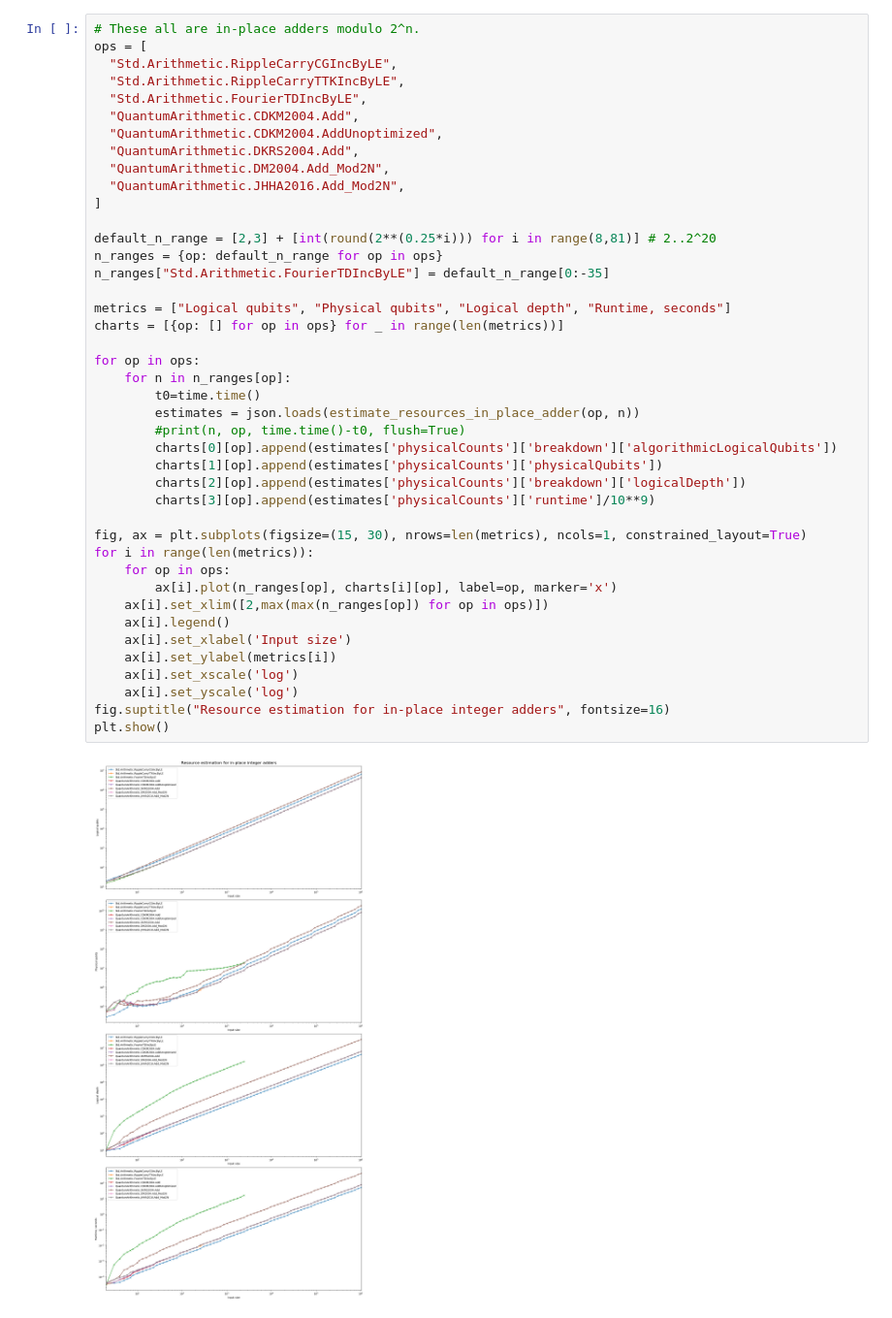
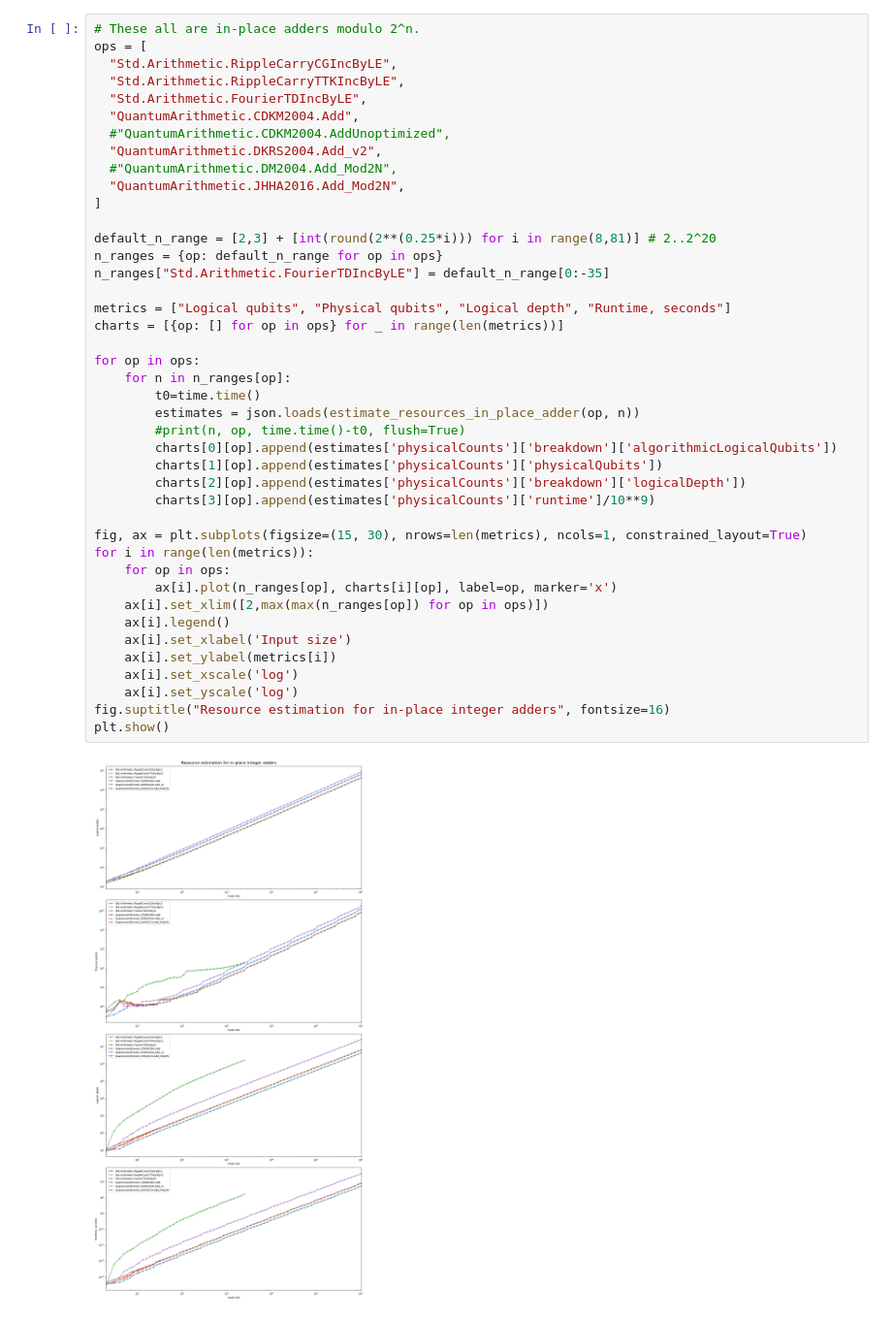
Before and after one commit to fedimser/quant-arith-re, a Jupyter notebook: resource_estimate/Resourse estimation for in-place adders.ipynb, the cells around one changed output. Shown: that part at 97% size. Drawn from its saved outputs; the diff is of its cells as text.

```diff
--- a/resource_estimate/Resourse estimation for in-place adders.ipynb
+++ b/resource_estimate/Resourse estimation for in-place adders.ipynb
@@ -23,40 +23,40 @@ ops = [
   "Std.Arithmetic.RippleCarryTTKIncByLE",
   "Std.Arithmetic.FourierTDIncByLE",
   "QuantumArithmetic.CDKM2004.Add",
-  "QuantumArithmetic.CDKM2004.AddUnoptimized",
-  "QuantumArithmetic.DKRS2004.Add",
-  "QuantumArithmetic.DM2004.Add_Mod2N",
+  #"QuantumArithmetic.CDKM2004.AddUnoptimized",
+  "QuantumArithmetic.DKRS2004.Add_v2",
+  #"QuantumArithmetic.DM2004.Add_Mod2N",
   "QuantumArithmetic.JHHA2016.Add_Mod2N",
 ]
 
 default_n_range = [2,3] + [int(round(2**(0.25*i))) for i in range(8,81)] # 2..2^20
 n_ranges = {op: default_n_range for op in ops}
 n_ranges["Std.Arithmetic.FourierTDIncByLE"] = default_n_range[0:-35]
 
 metrics = ["Logical qubits", "Physical qubits", "Logical depth", "Runtime, seconds"]
 charts = [{op: [] for op in ops} for _ in range(len(metrics))]
 
 for op in ops:
     for n in n_ranges[op]:
         t0=time.time()
         estimates = json.loads(estimate_resources_in_place_adder(op, n))
         #print(n, op, time.time()-t0, flush=True)
         charts[0][op].append(estimates['physicalCounts']['breakdown']['algorithmicLogicalQubits'])
         charts[1][op].append(estimates['physicalCounts']['physicalQubits'])
         charts[2][op].append(estimates['physicalCounts']['breakdown']['logicalDepth'])
         charts[3][op].append(estimates['physicalCounts']['runtime']/10**9)
 
 fig, ax = plt.subplots(figsize=(15, 30), nrows=len(metrics), ncols=1, constrained_layout=True)
 for i in range(len(metrics)):
     for op in ops:
         ax[i].plot(n_ranges[op], charts[i][op], label=op, marker='x')
     ax[i].set_xlim([2,max(max(n_ranges[op]) for op in ops)])
     ax[i].legend()
     ax[i].set_xlabel('Input size')
     ax[i].set_ylabel(metrics[i])
     ax[i].set_xscale('log')
     ax[i].set_yscale('log')
 fig.suptitle("Resource estimation for in-place integer adders", fontsize=16)
 plt.show()
 # %% [output]
-[figure, old version]
+[figure, new version]
```
Also changed, not shown: 5 other files.
